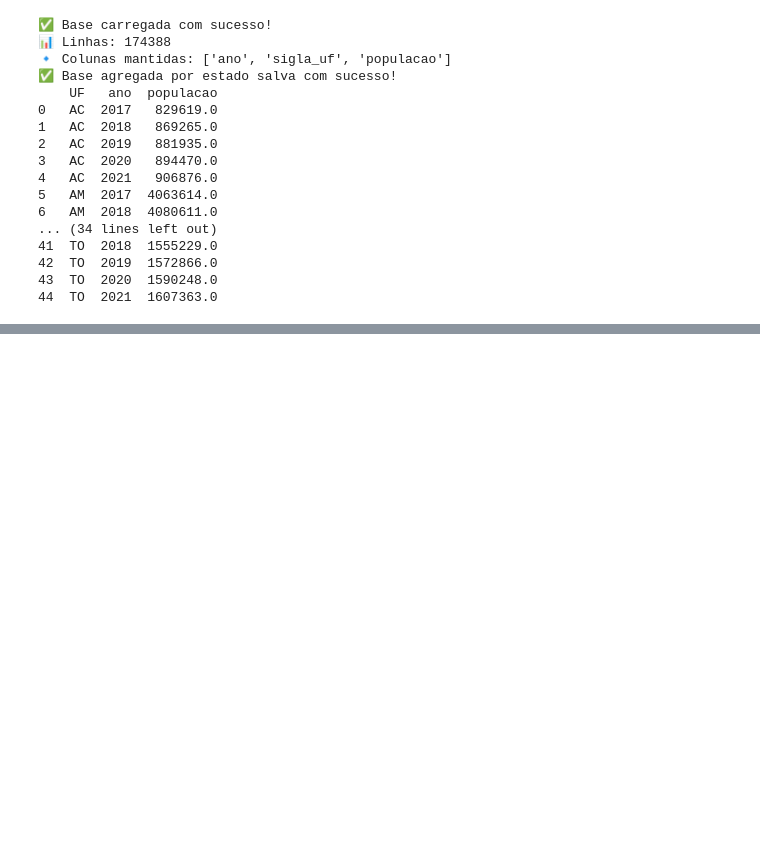
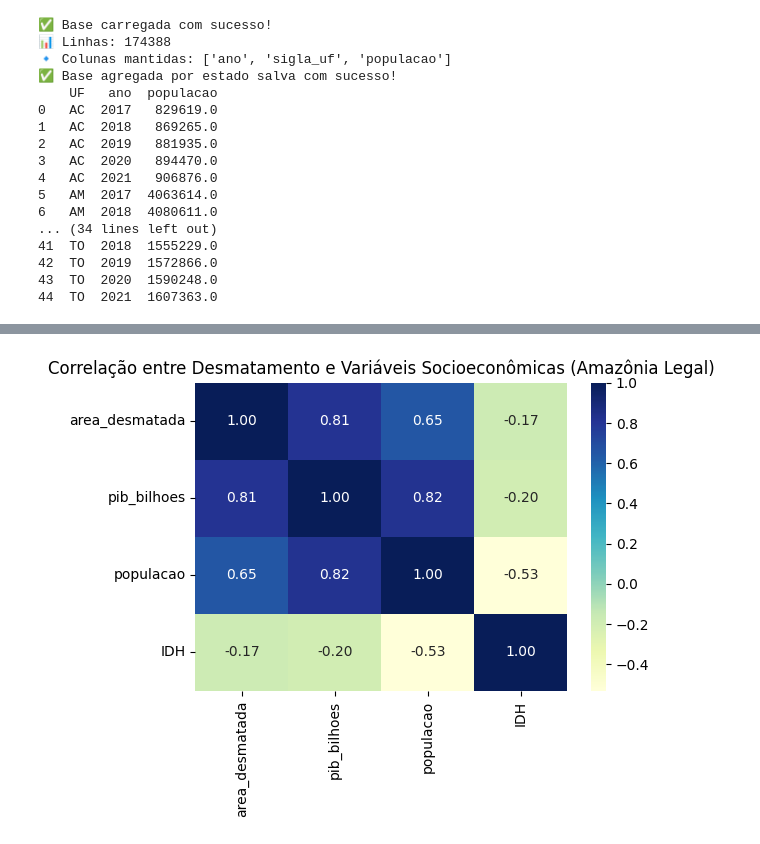
Before and after one commit to ArthurDp78/Desafio1-ZettaLab-CienciaGovernancaDados, a Jupyter notebook: codigos.ipynb, the cells around one changed output, grey strips where cells are left out. Cells and saved outputs as stored; diff of their text form; code cells hidden in the pictures; blank space fills up the shorter version.

```diff
--- a/codigos.ipynb
+++ b/codigos.ipynb
@@ -442,3 +422,22 @@ pib_bilhoes      0
 dtype: int64
 
 ✅ Todas as variáveis numéricas estão prontas pro Scikit-Learn!
+# %%
+import pandas as pd
+import seaborn as sns
+import matplotlib.pyplot as plt
+
+# 1. Ler a base
+df = pd.read_csv("data/limpos/base_final.csv")
+
+# 2. Selecionar apenas as colunas numéricas relevantes
+cols = ["area_desmatada", "pib_bilhoes", "populacao", "IDH"]
+corr = df[cols].corr()
+
+# 3. Gerar o mapa de calor
+plt.figure(figsize=(6, 4))
+sns.heatmap(corr, annot=True, cmap="YlGnBu", fmt=".2f")
+plt.title("Correlação entre Desmatamento e Variáveis Socioeconômicas (Amazônia Legal)")
+plt.show()
+# %% [output]
+[figure, added]
```
Also changed, not shown: parts of 8 cells of this notebook, 24 other files.
